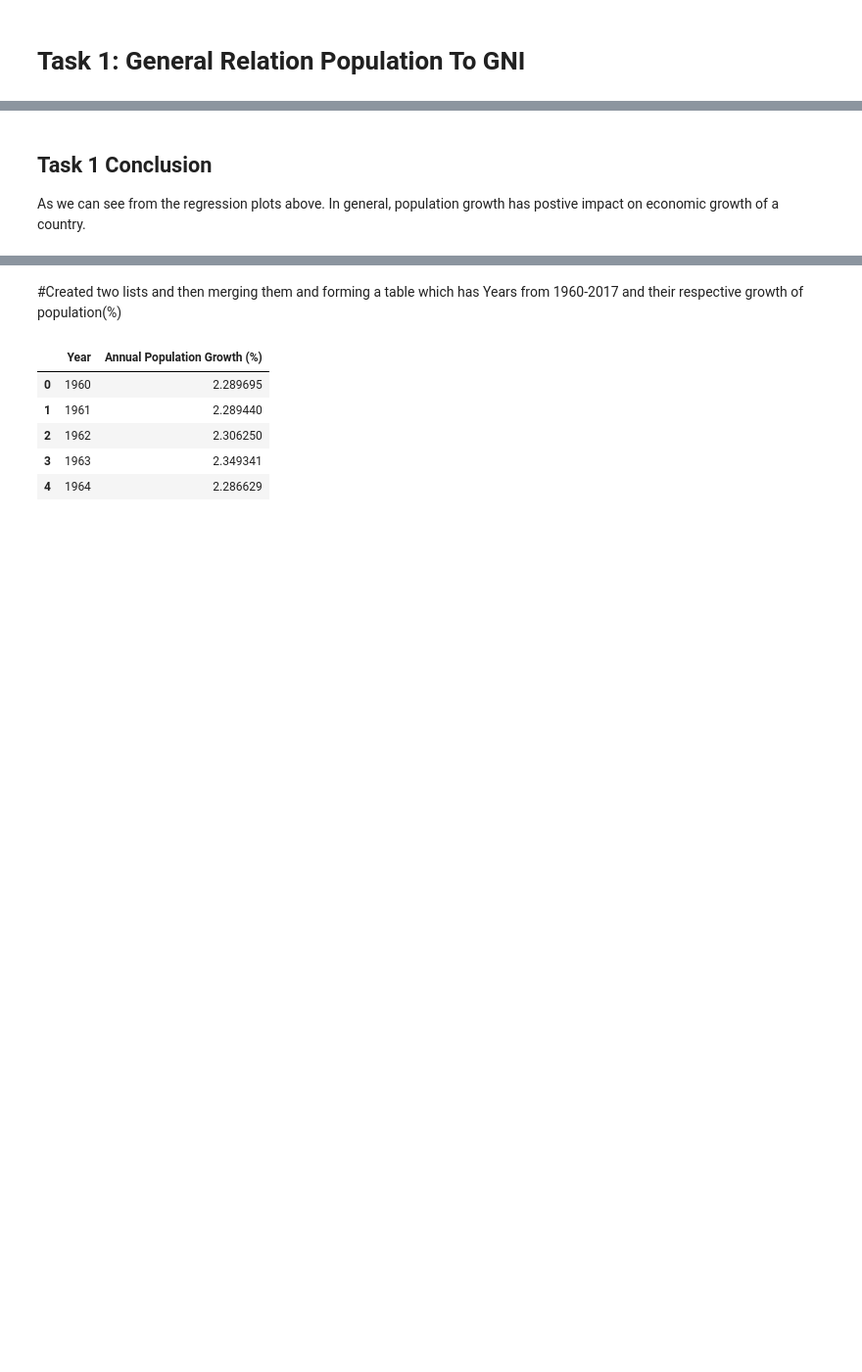
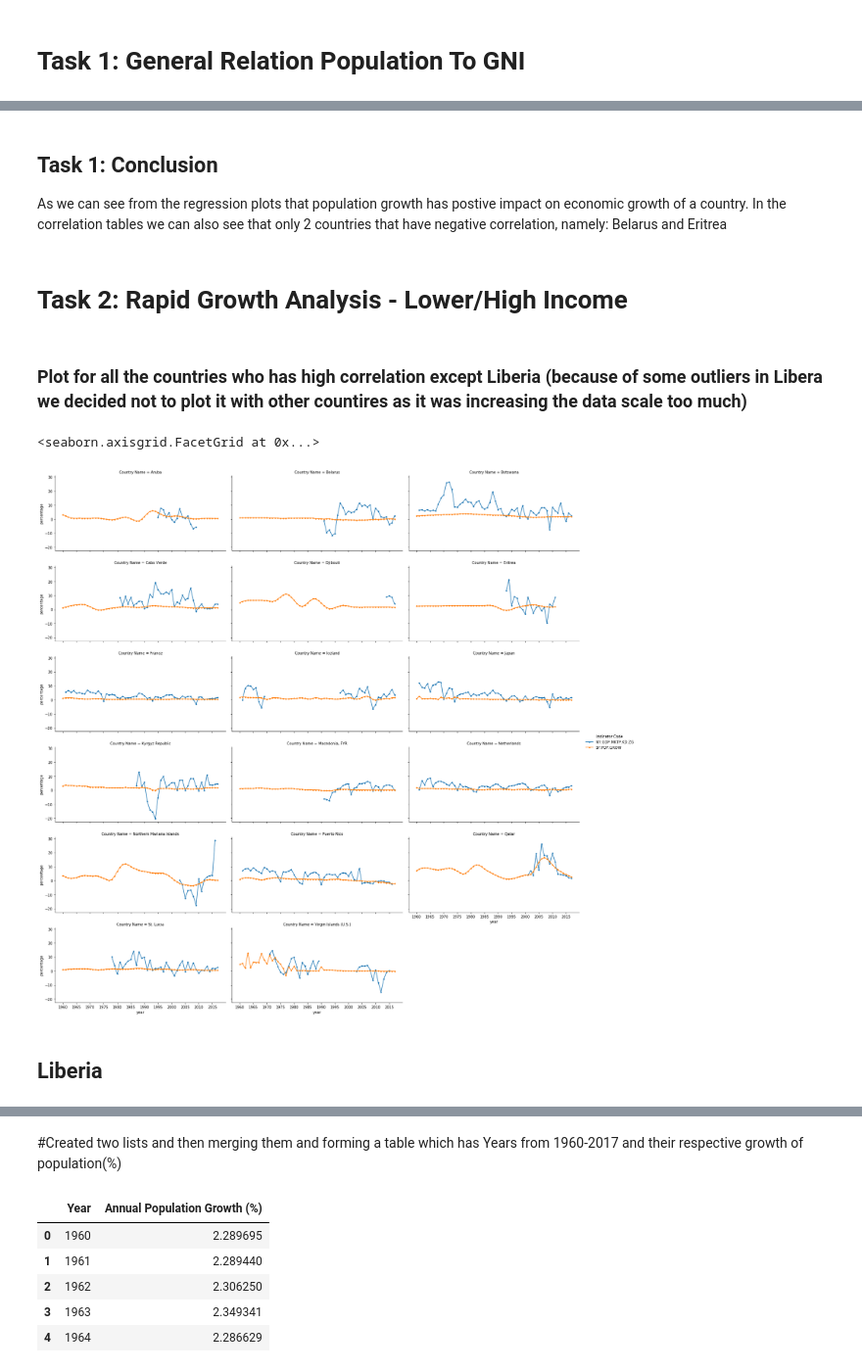
Before and after one commit to nilesh0109/Research-Methods, a Jupyter notebook: Task4/christopher_kavish_nilesh.ipynb, the cells around one changed output, grey strips where cells are left out. Shown: that part at 98% size. Cells and saved outputs as stored; diff of their text form; code cells hidden in the pictures; blank space fills up the shorter version.

```diff
--- a/Task4/christopher_kavish_nilesh.ipynb
+++ b/Task4/christopher_kavish_nilesh.ipynb
@@ -267,0 +230,13 @@ sns.regplot(x="Population Growth", y="GDP", data=data)
+# %%
+df_gni = df_by_indicator('NY.GNP.PCAP.PP.CD')
+#taking the mean of GNI of last 5 years and categorizing it as low income , high income economy
+conditions = [
+    df_gni.loc[:,'2012':'2017'].mean(axis=1) < 1026,
+    (df_gni.loc[:,'2012':'2017'].mean(axis=1) > 1026) & ( df_gni.loc[:,'2012':'2017'].mean(axis=1) < 4035),
+    (df_gni.loc[:,'2012':'2017'].mean(axis=1) > 4036) & ( df_gni.loc[:,'2012':'2017'].mean(axis=1) < 12475),
+    df_gni.loc[:,'2012':'2017'].mean(axis=1) > 12476]
+choices = ['low income', 'lower middle-income', 'upper middle-income', 'high income']
+df_gni['income_Level']  = np.select(conditions, choices)
+
+income_levels = df_gni[['Country Name','income_Level']].reset_index().drop(columns=['index']);
+correlation_table = pd.concat([correlation.set_index('Country Name'),income_levels.set_index('Country Name')], axis=1, join='inner').reset_index()
@@ -267,0 +251,3 @@ sns.regplot(x="Population Growth", y="GDP", data=data)
+# %%
+high_corr = correlation_table[(correlation_table['corr'] >= 0.5) | (correlation_table['corr'] <= -0.5)].sort_values('corr')
+high_corr
@@ -268,4 +272,28 @@ sns.regplot(x="Population Growth", y="GDP", data=data)
 # %% [markdown]
-## Task 1 Conclusion
+## Task 1: Conclusion
 
-As we can see from the regression plots above. In general, population growth has postive impact on economic growth of a country.
+As we can see from the regression plots that population growth has postive impact on economic growth of a country. In the correlation tables we can also see that only 2 countries that have negative correlation, namely: Belarus and Eritrea
+# %% [markdown]
+# Task 2: Rapid Growth Analysis - Lower/High Income
+# %%
+merged_data2 = merged_data.reset_index()
+merged_data2 = merged_data2[merged_data2['Country Name'].isin(high_corr.iloc[:]['Country Name'].tolist())].drop(columns=['Indicator Name', 'Country Code']);
+merged_data2 = merged_data2.reset_index().drop(columns=['index'])
+merged_data2 = merged_data2.melt(id_vars=['Country Name','Indicator Code'], var_name='year', value_name = 'percentage')
+
+def show_plot_gdp_pop(country):
+    fig = sns.scatterplot(data = merged_data2[merged_data2['Country Name'] == country] , x = 'year', y='percentage', hue="Indicator Code");
+    plt.xticks(merged_data.columns[2::5]);
+    plt.show(fig)
+# %% [markdown]
+### Plot for all the countries who has high correlation except Liberia (because of some outliers in Libera we decided not to plot it with other countires as it was increasing the data scale too much)
+# %%
+g = sns.FacetGrid(merged_data2[merged_data2['Country Name'] != 'Liberia'], col="Country Name", hue="Indicator Code",col_wrap=3, height=3.5, aspect=2, dropna=False)
+
+g = g.map(plt.plot, "year", "percentage",marker=".").add_legend()
+g.set(xticks=merged_data.columns[2::5])
+# %% [output]
+<seaborn.axisgrid.FacetGrid at 0x...>
+[figure, added]
+# %% [markdown]
+## Liberia
```
Also changed, not shown: parts of 52 cells of this notebook.
